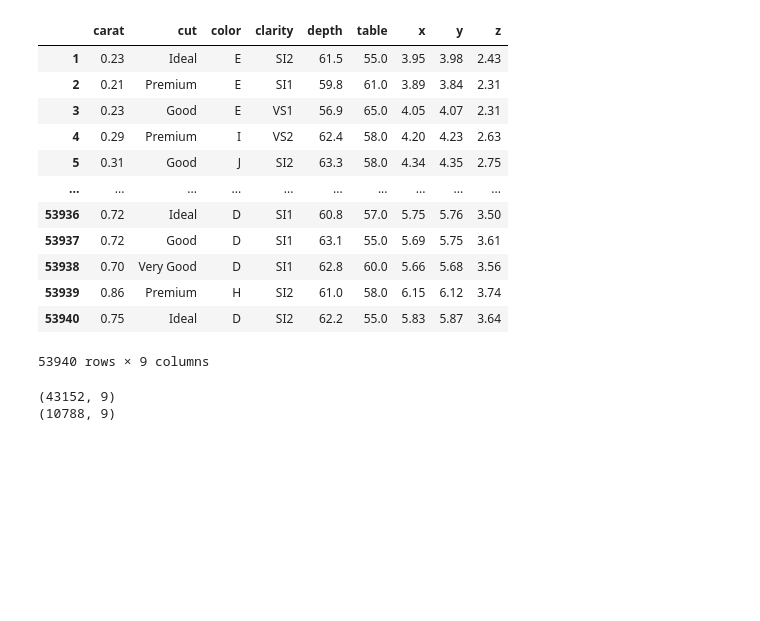
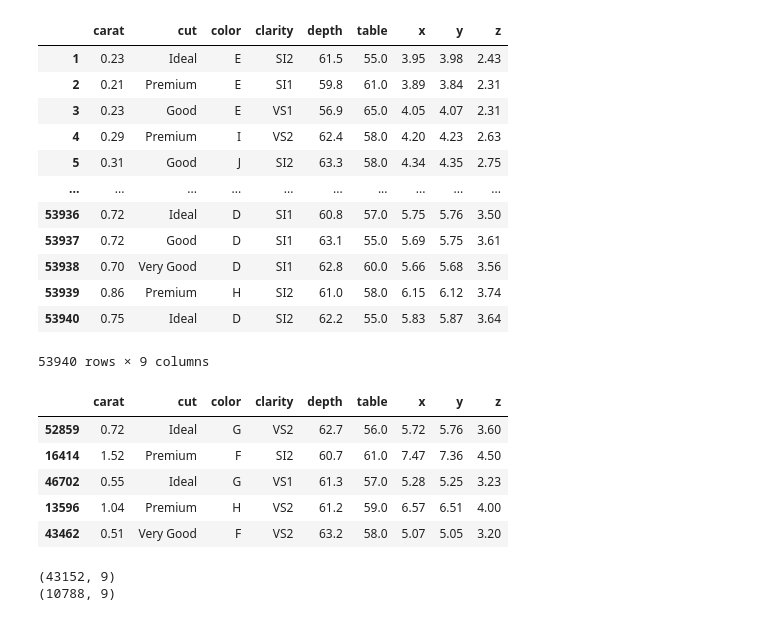
Before and after one commit to Robotuks/-20220329VCSMALB2B, a Jupyter notebook: lesson_5.ipynb, the cells around one changed output. Saved outputs shown, nothing was run; the diff lists cells and outputs as text; code cells hidden in the pictures; blank space fills up the shorter version.

```diff
--- a/lesson_5.ipynb
+++ b/lesson_5.ipynb
@@ -144,7 +146,15 @@ X
 | 53940 | 0.75 | Ideal | D | SI2 | 62.2 | 55.0 | 5.83 | 5.87 | 3.64 |
 53940 rows × 9 columns
 # %%
-X_train, X_test, y_train, y_test = train_test_split(X, Y, test_size=0.2)
+X_train, X_test, y_train, y_test = train_test_split(X, Y, test_size=0.2, random_state=15)
+X_train[:5]
+# %% [output]
+|  | carat | cut | color | clarity | depth | table | x | y | z |
+| 52859 | 0.72 | Ideal | G | VS2 | 62.7 | 56.0 | 5.72 | 5.76 | 3.60 |
+| 16414 | 1.52 | Premium | F | SI2 | 60.7 | 61.0 | 7.47 | 7.36 | 4.50 |
+| 46702 | 0.55 | Ideal | G | VS1 | 61.3 | 57.0 | 5.28 | 5.25 | 3.23 |
+| 13596 | 1.04 | Premium | H | VS2 | 61.2 | 59.0 | 6.57 | 6.51 | 4.00 |
+| 43462 | 0.51 | Very Good | F | VS2 | 63.2 | 58.0 | 5.07 | 5.05 | 3.20 |
 # %%
 print (X_train.shape)
 print (X_test.shape)
```
Also changed, not shown: parts of 14 cells of this notebook, 1 other file.
